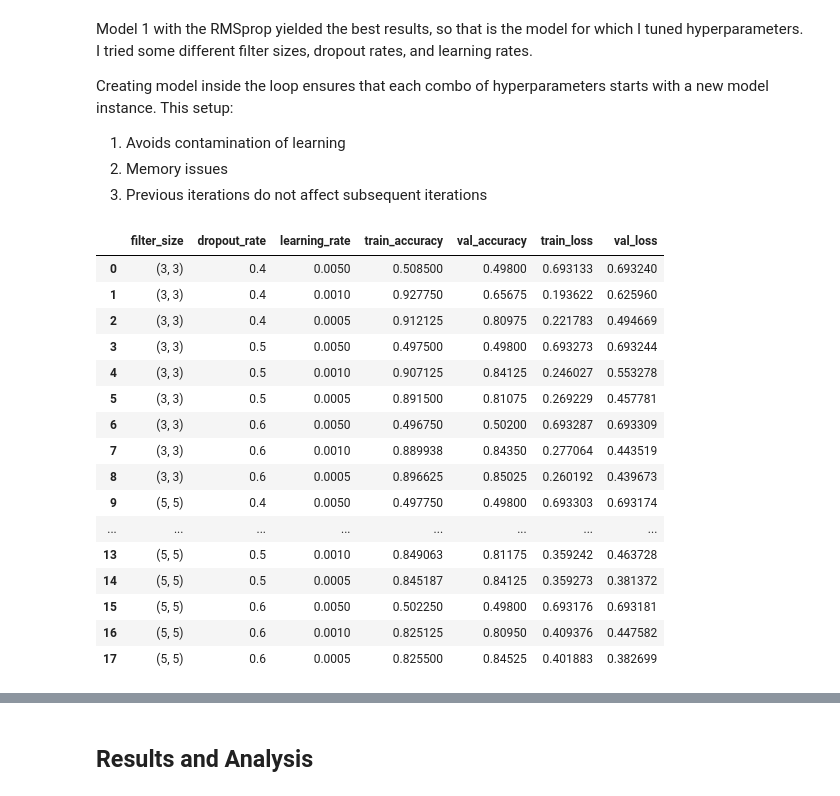
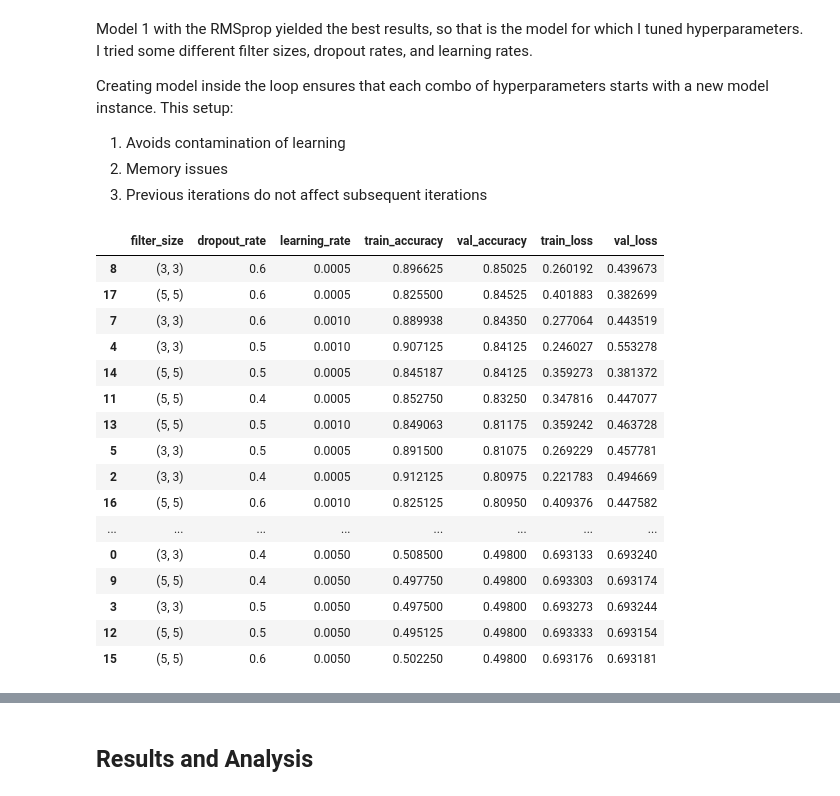
Before and after one commit to FleaBusyBeeBergs/dtsa5511-cnn-cancer-detection, a Jupyter notebook: cnn-cancer-detection.ipynb, the cells around one changed output, grey strips where cells are left out. Cells and saved outputs as stored; diff of their text form; code cells hidden in the pictures.

```diff
--- a/cnn-cancer-detection.ipynb
+++ b/cnn-cancer-detection.ipynb
@@ -696,22 +696,22 @@ for filter_size in filter_sizes:
 # %%
 results_df = pd.DataFrame(results)
 
-results_df
+results_df.sort_values(by = 'val_accuracy', ascending = False)
 # %% [output]
 |  | filter_size | dropout_rate | learning_rate | train_accuracy | val_accuracy | train_loss | val_loss |
+| 8 | (3, 3) | 0.6 | 0.0005 | 0.896625 | 0.85025 | 0.260192 | 0.439673 |
+| 17 | (5, 5) | 0.6 | 0.0005 | 0.825500 | 0.84525 | 0.401883 | 0.382699 |
+| 7 | (3, 3) | 0.6 | 0.0010 | 0.889938 | 0.84350 | 0.277064 | 0.443519 |
+| 4 | (3, 3) | 0.5 | 0.0010 | 0.907125 | 0.84125 | 0.246027 | 0.553278 |
+| 14 | (5, 5) | 0.5 | 0.0005 | 0.845187 | 0.84125 | 0.359273 | 0.381372 |
+| 11 | (5, 5) | 0.4 | 0.0005 | 0.852750 | 0.83250 | 0.347816 | 0.447077 |
+| 13 | (5, 5) | 0.5 | 0.0010 | 0.849063 | 0.81175 | 0.359242 | 0.463728 |
+| 5 | (3, 3) | 0.5 | 0.0005 | 0.891500 | 0.81075 | 0.269229 | 0.457781 |
+| 2 | (3, 3) | 0.4 | 0.0005 | 0.912125 | 0.80975 | 0.221783 | 0.494669 |
+| 16 | (5, 5) | 0.6 | 0.0010 | 0.825125 | 0.80950 | 0.409376 | 0.447582 |
+| ... | ... | ... | ... | ... | ... | ... | ... |
 | 0 | (3, 3) | 0.4 | 0.0050 | 0.508500 | 0.49800 | 0.693133 | 0.693240 |
-| 1 | (3, 3) | 0.4 | 0.0010 | 0.927750 | 0.65675 | 0.193622 | 0.625960 |
-| 2 | (3, 3) | 0.4 | 0.0005 | 0.912125 | 0.80975 | 0.221783 | 0.494669 |
+| 9 | (5, 5) | 0.4 | 0.0050 | 0.497750 | 0.49800 | 0.693303 | 0.693174 |
 | 3 | (3, 3) | 0.5 | 0.0050 | 0.497500 | 0.49800 | 0.693273 | 0.693244 |
-| 4 | (3, 3) | 0.5 | 0.0010 | 0.907125 | 0.84125 | 0.246027 | 0.553278 |
-| 5 | (3, 3) | 0.5 | 0.0005 | 0.891500 | 0.81075 | 0.269229 | 0.457781 |
-| 6 | (3, 3) | 0.6 | 0.0050 | 0.496750 | 0.50200 | 0.693287 | 0.693309 |
-| 7 | (3, 3) | 0.6 | 0.0010 | 0.889938 | 0.84350 | 0.277064 | 0.443519 |
-| 8 | (3, 3) | 0.6 | 0.0005 | 0.896625 | 0.85025 | 0.260192 | 0.439673 |
-| 9 | (5, 5) | 0.4 | 0.0050 | 0.497750 | 0.49800 | 0.693303 | 0.693174 |
-| ... | ... | ... | ... | ... | ... | ... | ... |
-| 13 | (5, 5) | 0.5 | 0.0010 | 0.849063 | 0.81175 | 0.359242 | 0.463728 |
-| 14 | (5, 5) | 0.5 | 0.0005 | 0.845187 | 0.84125 | 0.359273 | 0.381372 |
+| 12 | (5, 5) | 0.5 | 0.0050 | 0.495125 | 0.49800 | 0.693333 | 0.693154 |
 | 15 | (5, 5) | 0.6 | 0.0050 | 0.502250 | 0.49800 | 0.693176 | 0.693181 |
-| 16 | (5, 5) | 0.6 | 0.0010 | 0.825125 | 0.80950 | 0.409376 | 0.447582 |
-| 17 | (5, 5) | 0.6 | 0.0005 | 0.825500 | 0.84525 | 0.401883 | 0.382699 |
```
Also changed, not shown: parts of 5 cells of this notebook.
